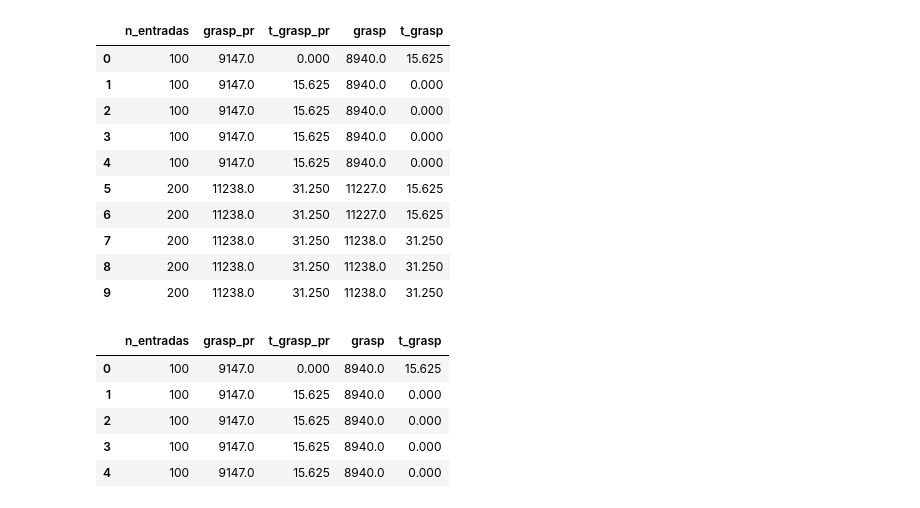
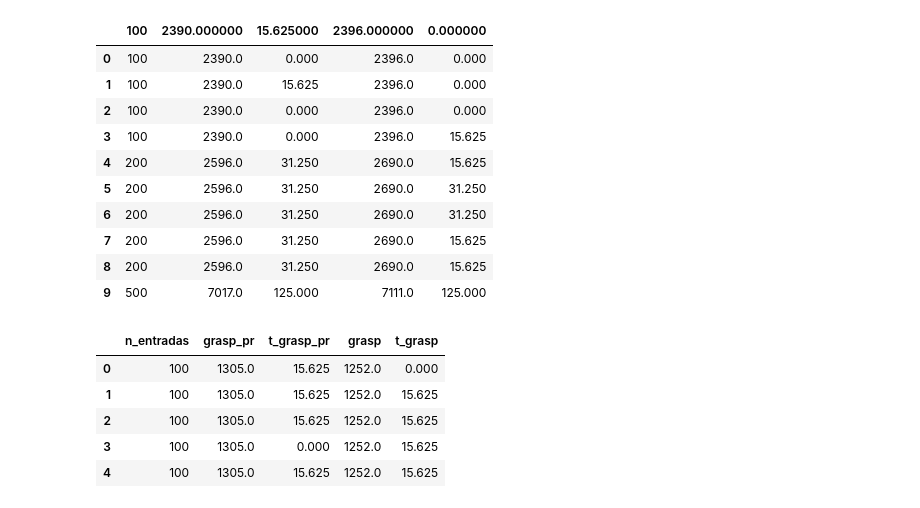
Before and after one commit to Niehaus/heuristicas-metaheuristicas, a Jupyter notebook: AA3/pyplots/plots-notebook.ipynb, the cells around one changed output. Cells and saved outputs as stored; diff of their text form; code cells hidden in the pictures.

```diff
--- a/AA3/pyplots/plots-notebook.ipynb
+++ b/AA3/pyplots/plots-notebook.ipynb
@@ -4,22 +4,22 @@ import matplotlib
 import matplotlib.pyplot as plt
 import numpy as np
 # %%
-file = "resultados01.csv"
+file = "resultados03.csv"
 df = pd.read_csv(file)
 
 df.head(10)
 # %% [output]
-|  | n_entradas | grasp_pr | t_grasp_pr | grasp | t_grasp |
-| 0 | 100 | 9147.0 | 0.000 | 8940.0 | 15.625 |
-| 1 | 100 | 9147.0 | 15.625 | 8940.0 | 0.000 |
-| 2 | 100 | 9147.0 | 15.625 | 8940.0 | 0.000 |
-| 3 | 100 | 9147.0 | 15.625 | 8940.0 | 0.000 |
-| 4 | 100 | 9147.0 | 15.625 | 8940.0 | 0.000 |
-| 5 | 200 | 11238.0 | 31.250 | 11227.0 | 15.625 |
-| 6 | 200 | 11238.0 | 31.250 | 11227.0 | 15.625 |
-| 7 | 200 | 11238.0 | 31.250 | 11238.0 | 31.250 |
-| 8 | 200 | 11238.0 | 31.250 | 11238.0 | 31.250 |
-| 9 | 200 | 11238.0 | 31.250 | 11238.0 | 31.250 |
+|  | 100 | 2390.000000 | 15.625000 | 2396.000000 | 0.000000 |
+| 0 | 100 | 2390.0 | 0.000 | 2396.0 | 0.000 |
+| 1 | 100 | 2390.0 | 15.625 | 2396.0 | 0.000 |
+| 2 | 100 | 2390.0 | 0.000 | 2396.0 | 0.000 |
+| 3 | 100 | 2390.0 | 0.000 | 2396.0 | 15.625 |
+| 4 | 200 | 2596.0 | 31.250 | 2690.0 | 15.625 |
+| 5 | 200 | 2596.0 | 31.250 | 2690.0 | 31.250 |
+| 6 | 200 | 2596.0 | 31.250 | 2690.0 | 31.250 |
+| 7 | 200 | 2596.0 | 31.250 | 2690.0 | 15.625 |
+| 8 | 200 | 2596.0 | 31.250 | 2690.0 | 15.625 |
+| 9 | 500 | 7017.0 | 125.000 | 7111.0 | 125.000 |
 # %%
 instances = []
 values = ['100', '200', '500', '1000', '2000', '5000', '10000']
@@ -29,11 +29,11 @@ for value in values:
 instances[0]
 # %% [output]
 |  | n_entradas | grasp_pr | t_grasp_pr | grasp | t_grasp |
-| 0 | 100 | 9147.0 | 0.000 | 8940.0 | 15.625 |
-| 1 | 100 | 9147.0 | 15.625 | 8940.0 | 0.000 |
-| 2 | 100 | 9147.0 | 15.625 | 8940.0 | 0.000 |
-| 3 | 100 | 9147.0 | 15.625 | 8940.0 | 0.000 |
-| 4 | 100 | 9147.0 | 15.625 | 8940.0 | 0.000 |
+| 0 | 100 | 1305.0 | 15.625 | 1252.0 | 0.000 |
+| 1 | 100 | 1305.0 | 15.625 | 1252.0 | 15.625 |
+| 2 | 100 | 1305.0 | 15.625 | 1252.0 | 15.625 |
+| 3 | 100 | 1305.0 | 0.000 | 1252.0 | 15.625 |
+| 4 | 100 | 1305.0 | 15.625 | 1252.0 | 15.625 |
 # %%
 # data = {'Name':['Tom', 'nick', 'krish', 'jack'], 'Age':[20, 21, 19, 18]}
 grasp_pr_mean = []
```
Also changed, not shown: parts of 9 cells of this notebook, 52 other files.
